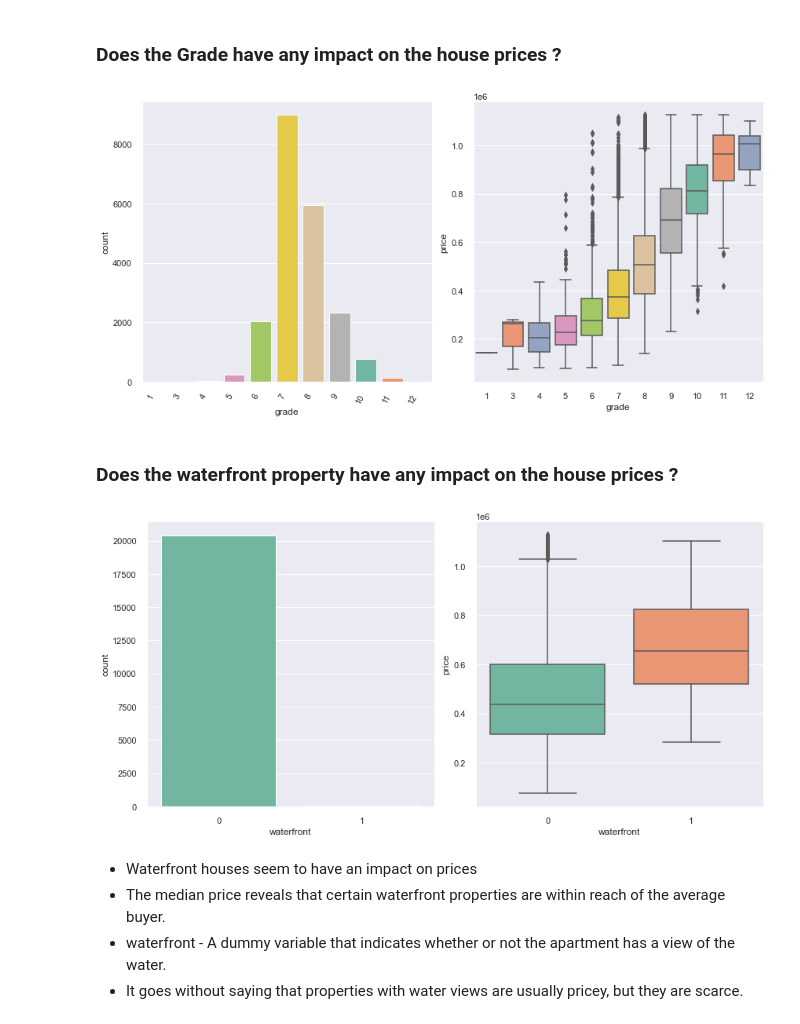
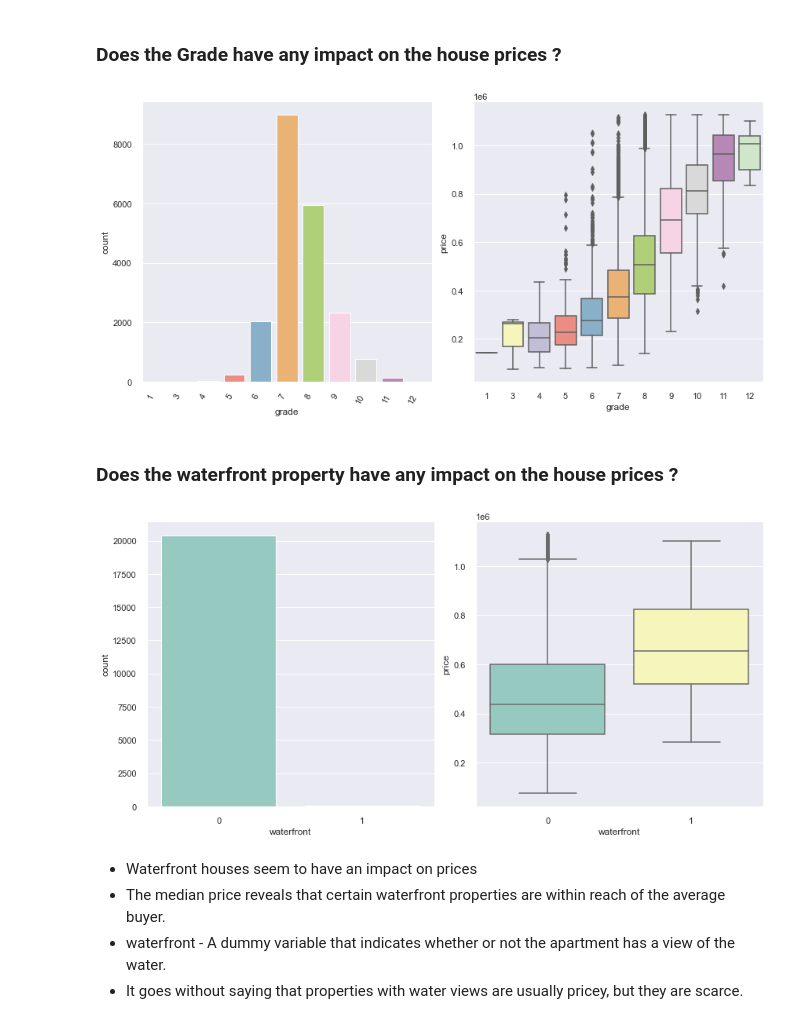
Before and after one commit to olaidekashimawo/King-County-House-Sales, a Jupyter notebook: H_Sale.ipynb, the cells around one changed output. Cells and saved outputs as stored; diff of their text form; code cells hidden in the pictures.

```diff
--- a/H_Sale.ipynb
+++ b/H_Sale.ipynb
@@ -270,7 +271,7 @@ H_Sales.drop_duplicates(subset='id', keep='first', inplace=False, ignore_index=F
 # %%
 #Drop the columns "id" from axis 1
 
-H_Sales = H_Sales.drop(['id', 'zipcode','lat','long'], axis=1)
+H_Sales = H_Sales.drop(['id','zipcode'], axis=1)
 # %%
 H_Sales.shape
 # %% [output]
@@ -431,26 +433,26 @@ The view ranges from 0 to 4, indicating how good the property's view was. The gr
 # %%
 fig, axs = plt.subplots(ncols=2, figsize=(12,6))
 
-ax = sns.countplot(x='grade',data=H_Sales, palette='Set2', ax=axs[0])
+ax = sns.countplot(x='grade',data=H_Sales, palette='Set3', ax=axs[0])
 ax.set_xticklabels(ax.get_xticklabels(), rotation=60, ha="right")
-sns.boxplot(y='price',x='grade',data=H_Sales, palette='Set2', ax=axs[1])
+sns.boxplot(y='price',x='grade',data=H_Sales, palette='Set3', ax=axs[1])
 
 plt.tight_layout()
 plt.show()
 # %% [output]
-[figure, old version]
+[figure, new version]
 # %% [markdown]
 ### Does the waterfront property have any impact on the house prices ?
 # %%
 fig, axs = plt.subplots(ncols=2, figsize=(12,6))
 
-sns.countplot(x='waterfront',data=H_Sales, palette='Set2', ax=axs[0])
-sns.boxplot(y='price',x='waterfront',data=H_Sales, palette='Set2', ax=axs[1])
+sns.countplot(x='waterfront',data=H_Sales, palette='Set3', ax=axs[0])
+sns.boxplot(y='price',x='waterfront',data=H_Sales, palette='Set3', ax=axs[1])
 
 plt.tight_layout()
 plt.show()
 # %% [output]
-[figure, old version]
+[figure, new version]
 # %% [markdown]
 - Waterfront houses seem to have an impact on prices
 - The median price reveals that certain waterfront properties are within reach of the average buyer.
```
Also changed, not shown: parts of 51 cells of this notebook.
